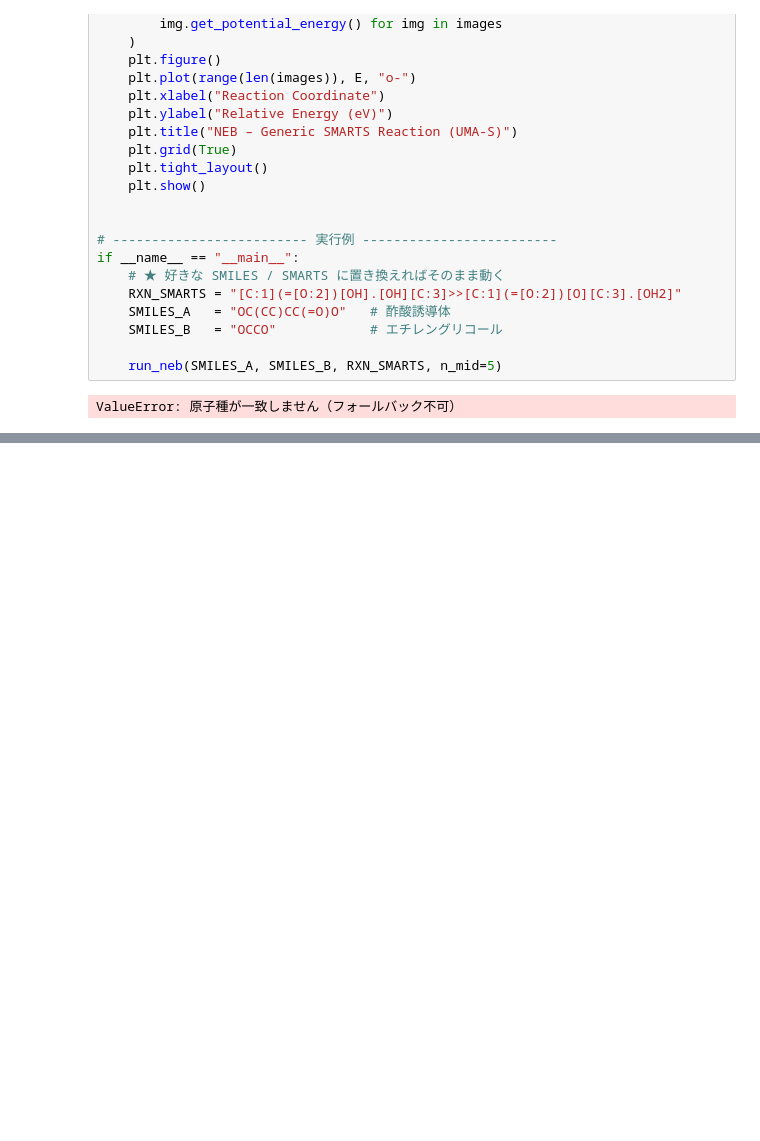
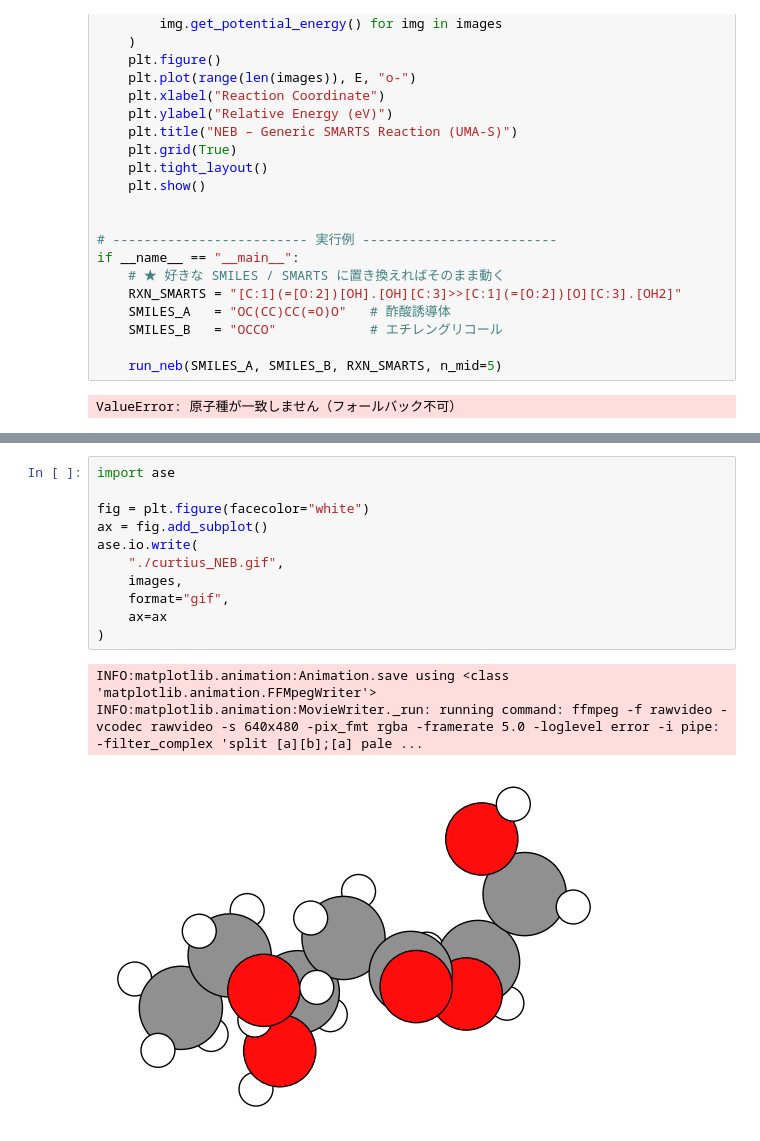
Before and after one commit to poteto0716/polymer_smiles, a Jupyter notebook: code/01.step_polymerization.ipynb, the cells around one changed output, grey strips where cells are left out. Cells and saved outputs as stored; diff of their text form; blank space fills up the shorter version.

```diff
--- a/code/01.step_polymerization.ipynb
+++ b/code/01.step_polymerization.ipynb
@@ -838,0 +851,15 @@ ValueError: Images have atoms in different orders
+# %%
+import ase
+
+fig = plt.figure(facecolor="white")
+ax = fig.add_subplot()
+ase.io.write(
+    "./curtius_NEB.gif",
+    images,
+    format="gif",
+    ax=ax
+)
+# %% [output]
+INFO:matplotlib.animation:Animation.save using <class 'matplotlib.animation.FFMpegWriter'>
+INFO:matplotlib.animation:MovieWriter._run: running command: ffmpeg -f rawvideo -vcodec rawvideo -s 640x480 -pix_fmt rgba -framerate 5.0 -loglevel error -i pipe: -filter_complex 'split [a][b];[a] pale ...
+[figure, added]
```
Also changed, not shown: parts of 4 cells of this notebook, 6 other files.
